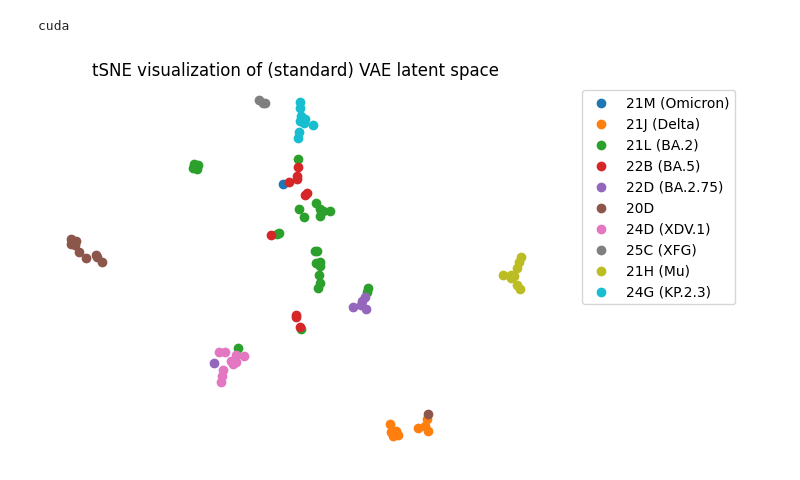
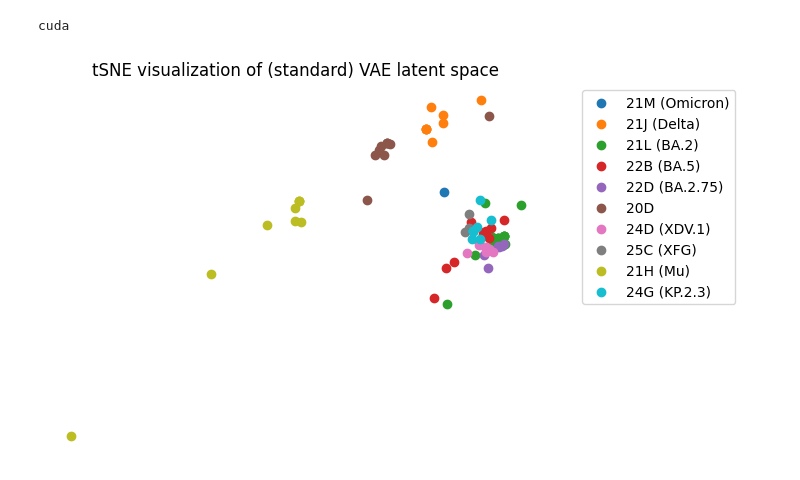
Before and after one commit to blab/sequence-vaes, a Jupyter notebook: VAE_diffusion.ipynb, the cells around one changed output. Saved outputs shown, nothing was run; the diff lists cells and outputs as text; code cells hidden in the pictures.

```diff
--- a/VAE_diffusion.ipynb
+++ b/VAE_diffusion.ipynb
@@ -24,7 +28,8 @@ import numpy as np
 # %%
 BATCH_SIZE = 64
 
-dataset = DNADataset("/content/drive/MyDrive/bedford_lab/code/seq_vaes/data/alignment.fasta")
+# "data" directory
+dataset = DNADataset(f"{abspath}/data/alignment.fasta")
 dataloader = DataLoader(dataset, batch_size=BATCH_SIZE, shuffle=True, pin_memory=True)
 # %%
 class Encoder(nn.Module):
@@ -158,13 +163,13 @@ EPOCHS = 15
 optimizer = torch.optim.Adam(vae_model.parameters(), lr=1e-3)
 vae_model.train_vae(dataloader, EPOCHS, optimizer)
 # %%
-dataset = DNADataset("/content/drive/MyDrive/bedford_lab/code/seq_vaes/data/alignment.fasta")
+dataset = DNADataset(f"{abspath}/data/alignment.fasta")
 new_dataset = np.array([dataset[x][0] for x in range(len(dataset))])
 # %%
 # labeling
 
-metadata = pd.read_csv("/content/drive/MyDrive/bedford_lab/code/seq_vaes/data/metadata.tsv", sep="\t")
-with open("/content/drive/MyDrive/bedford_lab/code/seq_vaes/data/alignment.fasta", "r") as f:
+metadata = pd.read_csv(f"{abspath}/data/metadata.tsv", sep="\t")
+with open(f"{abspath}/data/alignment.fasta", "r") as f:
   doc = f.readlines()
   vals = []
   for d in doc:
@@ -183,33 +188,33 @@ indexes = tuple([np.arange(len(clade_labels))[get_clade(x)] for x in clusters])
 ranges = np.concatenate(indexes)
 
 X = torch.tensor(new_dataset[ranges,:,:])
 # X = X.to(DEVICE)
 X = X.view(X.size(0), -1).to(DEVICE)
 pca = PCA(n_components=2)
 with torch.no_grad():
   Z_mean, Z_logvar = vae_model.encoder.forward(X)
   Z_mean = Z_mean.cpu()
   Z_std = torch.exp(0.5 * Z_logvar).cpu()
 
   max_avg_diff_mean = 0
   max_avg_diff_std = 0
 
-  Z_embedded = tsne(n_components=2, learning_rate='auto', init='random', perplexity=3).fit_transform(X = Z_mean)
-  # Z_embedded = PCA().fit_transform(X=Z_mean)
+  # Z_embedded = tsne(n_components=2, learning_rate='auto', init='random', perplexity=3).fit_transform(X = Z_mean)
+  Z_embedded = PCA().fit_transform(X=Z_mean)
   curr = 0
   for arr in indexes:
     loc_arr = list(range(curr,curr + len(arr),1))
 
     # print(set([clade_labels[x] for x in ranges[loc_arr]]))
 
     plt.scatter(Z_embedded[loc_arr,0], Z_embedded[loc_arr,1], label=clade_labels[arr[0]])
     curr += len(arr)
 
 l1 = 0.2
 l2 = 0
 plt.title("tSNE visualization of (standard) VAE latent space")
 plt.legend(bbox_to_anchor=(l1,l2,l1+1,l2+1))
 plt.axis("off")
 plt.show()
 # %% [output]
-[figure, old version]
+[figure, new version]
```
Also changed, not shown: parts of 8 cells of this notebook, 2 other files.
